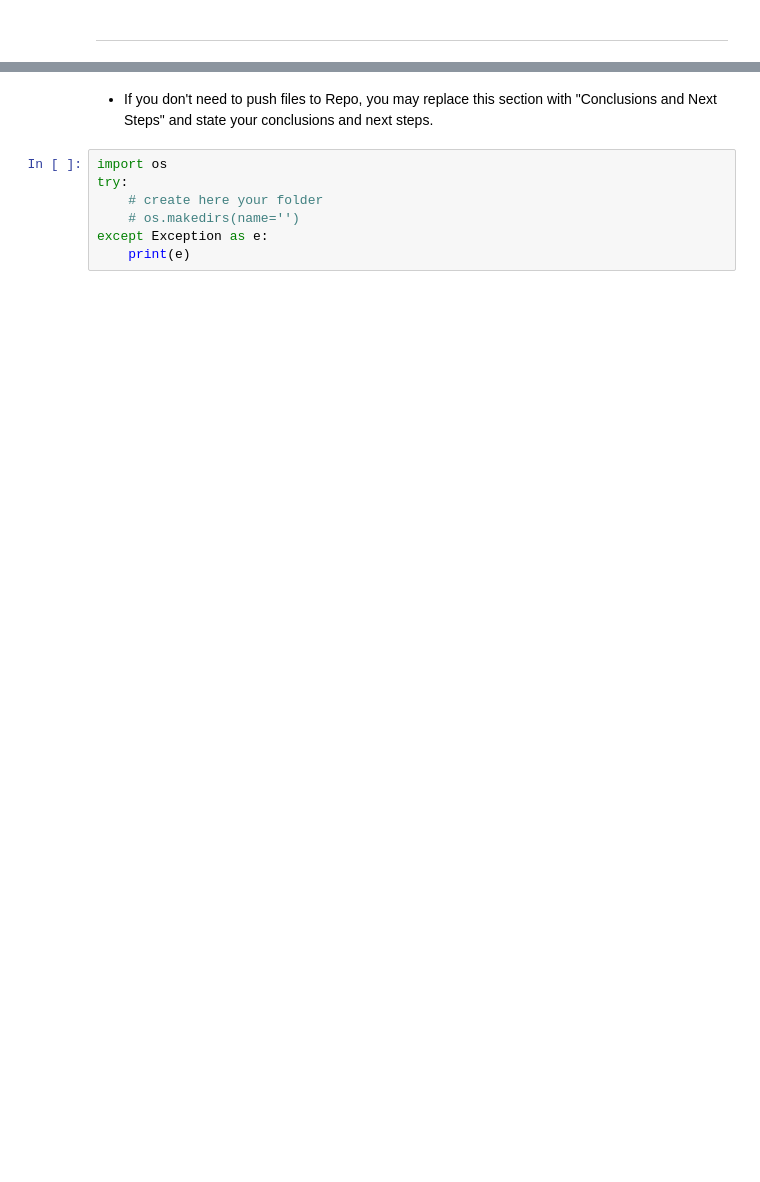
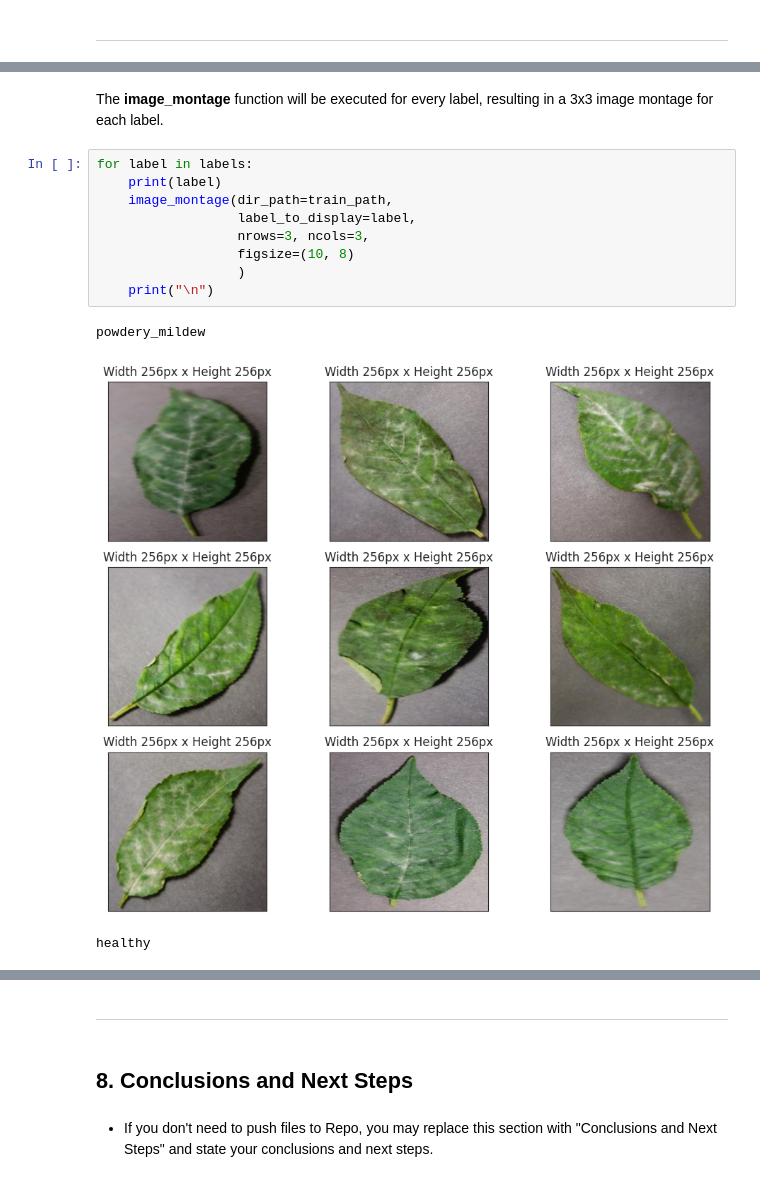
Before and after one commit to Stojj2/Portfolio-Project-5, a Jupyter notebook: jupyter_notebooks/03-DataVisualization.ipynb, the cells around one changed output, grey strips where cells are left out. Drawn from its saved outputs; the diff is of its cells as text; blank space fills up the shorter version.

```diff
--- a/jupyter_notebooks/03-DataVisualization.ipynb
+++ b/jupyter_notebooks/03-DataVisualization.ipynb
@@ -70,0 +343,15 @@ NOTE
+# %% [markdown]
+The **image_montage** function will be executed for every label, resulting in a 3x3 image montage for each label.
+# %%
+for label in labels:
+    print(label)
+    image_montage(dir_path=train_path,
+                  label_to_display=label,
+                  nrows=3, ncols=3,
+                  figsize=(10, 8)
+                  )
+    print("\n")
+# %% [output]
+powdery_mildew
+[figure, added]
+healthy
@@ -71,9 +359,6 @@ NOTE
+# %% [markdown]
+---
+# %% [markdown]
+## **8. Conclusions and Next Steps**
 # %% [markdown]
 * If you don't need to push files to Repo, you may replace this section with "Conclusions and Next Steps" and state your conclusions and next steps.
-# %%
-import os
-try:
-    # create here your folder
-    # os.makedirs(name='')
-except Exception as e:
-    print(e)
```
Also changed, not shown: parts of 57 cells of this notebook, 5 other files.
